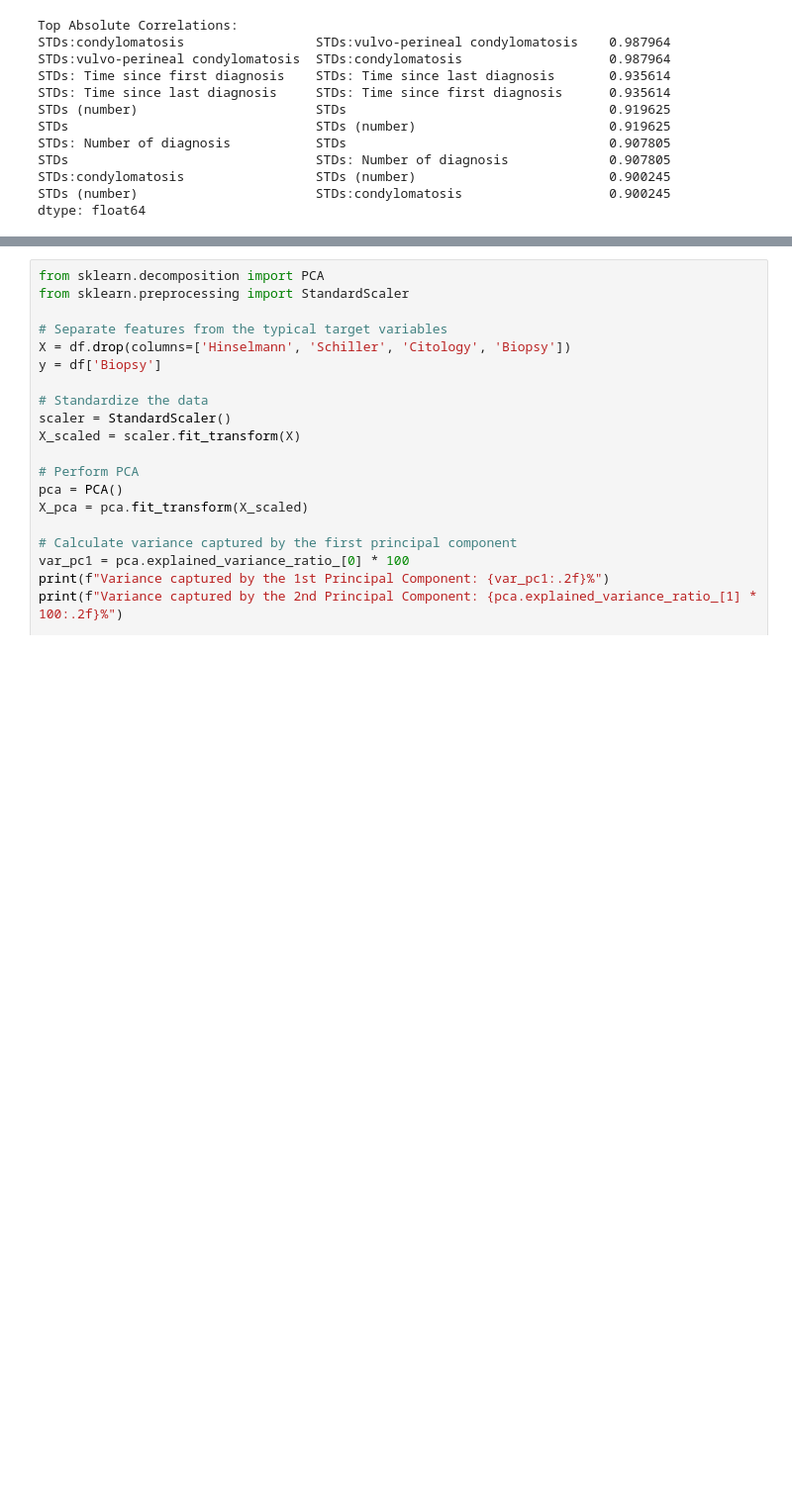
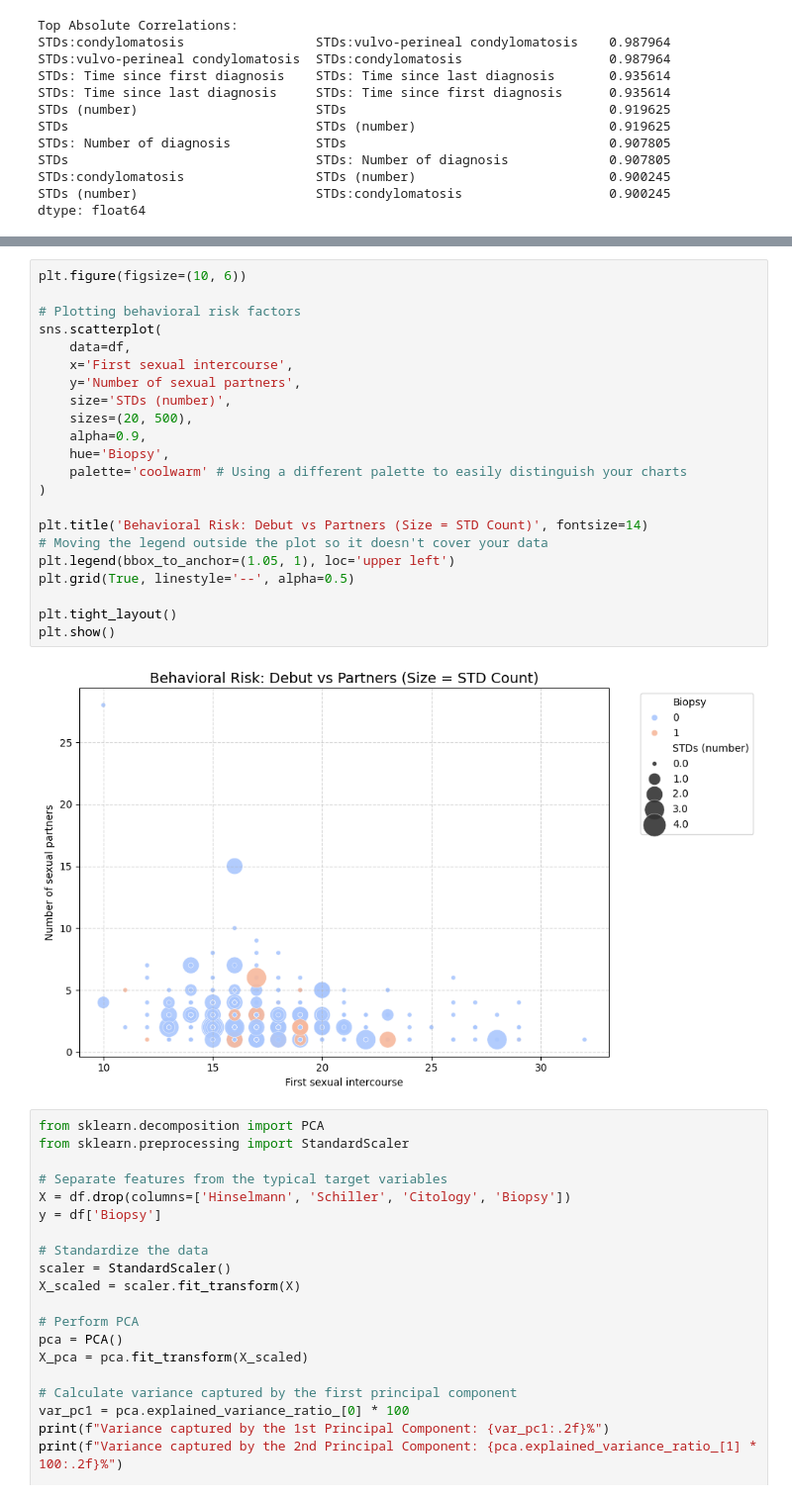
Before and after one commit to wadieabbas/Module-B-semester-2, a Jupyter notebook: OMDS-ModB2-Week9-Abbas-Wadie.ipynb, the cells around one changed output, grey strips where cells are left out. Shown at 99% size. Cells and saved outputs as stored; diff of their text form; blank space fills up the shorter version.

```diff
--- a/OMDS-ModB2-Week9-Abbas-Wadie.ipynb
+++ b/OMDS-ModB2-Week9-Abbas-Wadie.ipynb
@@ -166,3 +219,27 @@ plt.show()
+# %%
+plt.figure(figsize=(10, 6))
+
+# Plotting behavioral risk factors
+sns.scatterplot(
+    data=df,
+    x='First sexual intercourse',
+    y='Number of sexual partners',
+    size='STDs (number)',
+    sizes=(20, 500),
+    alpha=0.9,
+    hue='Biopsy',
+    palette='coolwarm' # Using a different palette to easily distinguish your charts
+)
+
+plt.title('Behavioral Risk: Debut vs Partners (Size = STD Count)', fontsize=14)
+# Moving the legend outside the plot so it doesn't cover your data
+plt.legend(bbox_to_anchor=(1.05, 1), loc='upper left')
+plt.grid(True, linestyle='--', alpha=0.5)
+
+plt.tight_layout()
+plt.show()
+# %% [output]
+[figure, added]
 # %%
 from sklearn.decomposition import PCA
 from sklearn.preprocessing import StandardScaler
```
Also changed, not shown: parts of 10 cells of this notebook, 10 other files.
